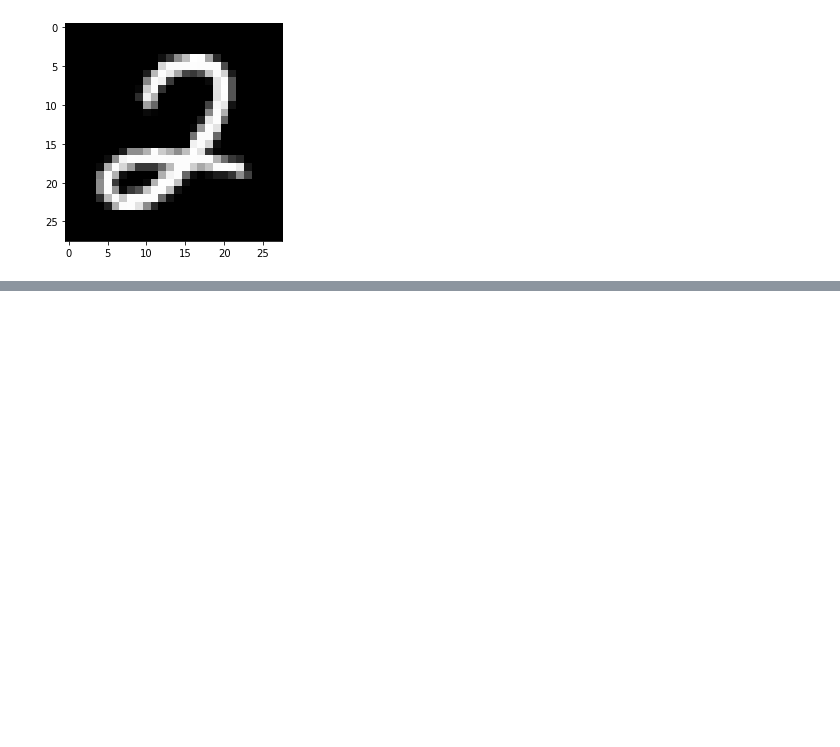
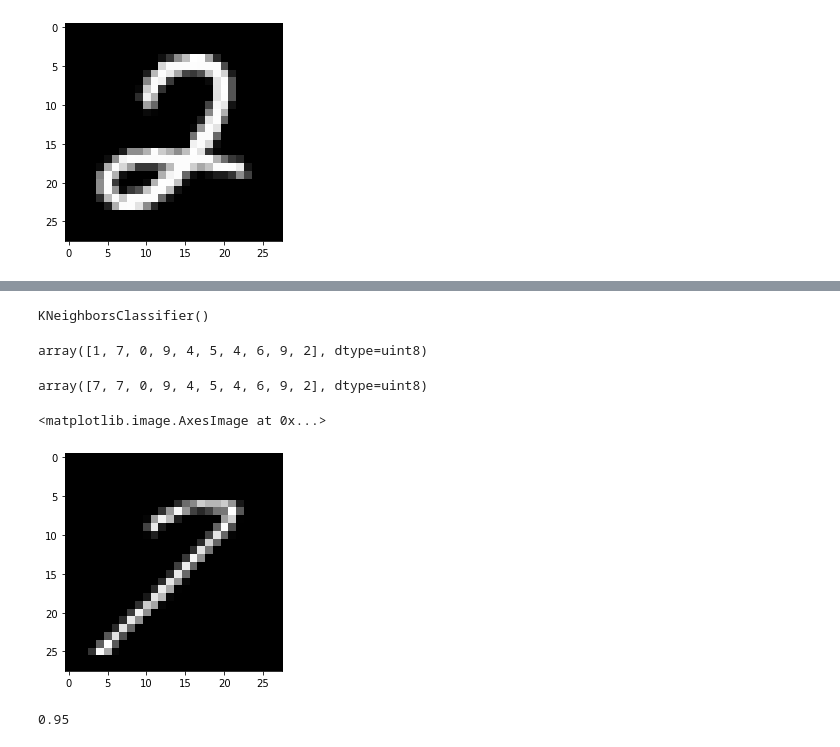
Before and after one commit to AdityaSolanki189/PythonProjects, a Jupyter notebook: ML_Projects/KNN_Handwriting_Classification/KNN.ipynb, the cells around one changed output, grey strips where cells are left out. Cells and saved outputs as stored; diff of their text form; code cells hidden in the pictures; blank space fills up the shorter version.

```diff
--- a/ML_Projects/KNN_Handwriting_Classification/KNN.ipynb
+++ b/ML_Projects/KNN_Handwriting_Classification/KNN.ipynb
@@ -60,0 +66,2 @@ y[4]
+# %%
+X_train, X_test, y_train, y_test = train_test_split(x, y, test_size=0.33, random_state=42)
@@ -60,0 +78,24 @@ y[4]
+# %%
+#training the model in fit function
+#plotting the points on the graph:
+#no work is happeneing in the knn model
+model.fit(X_train, y_train)
+# %% [output]
+KNeighborsClassifier()
+# %%
+model.predict(X_test[:10])
+# %% [output]
+array([1, 7, 0, 9, 4, 5, 4, 6, 9, 2], dtype=uint8)
+# %%
+y_test[:10]
+# %% [output]
+array([7, 7, 0, 9, 4, 5, 4, 6, 9, 2], dtype=uint8)
+# %%
+plt.imshow(X_test[0].reshape(28,28), cmap='gray')
+# %% [output]
+<matplotlib.image.AxesImage at 0x...>
+[figure, added]
+# %%
+model.score(X_test[:100], y_test[:100])
+# %% [output]
+0.95
```
Also changed, not shown: parts of 5 cells of this notebook.
